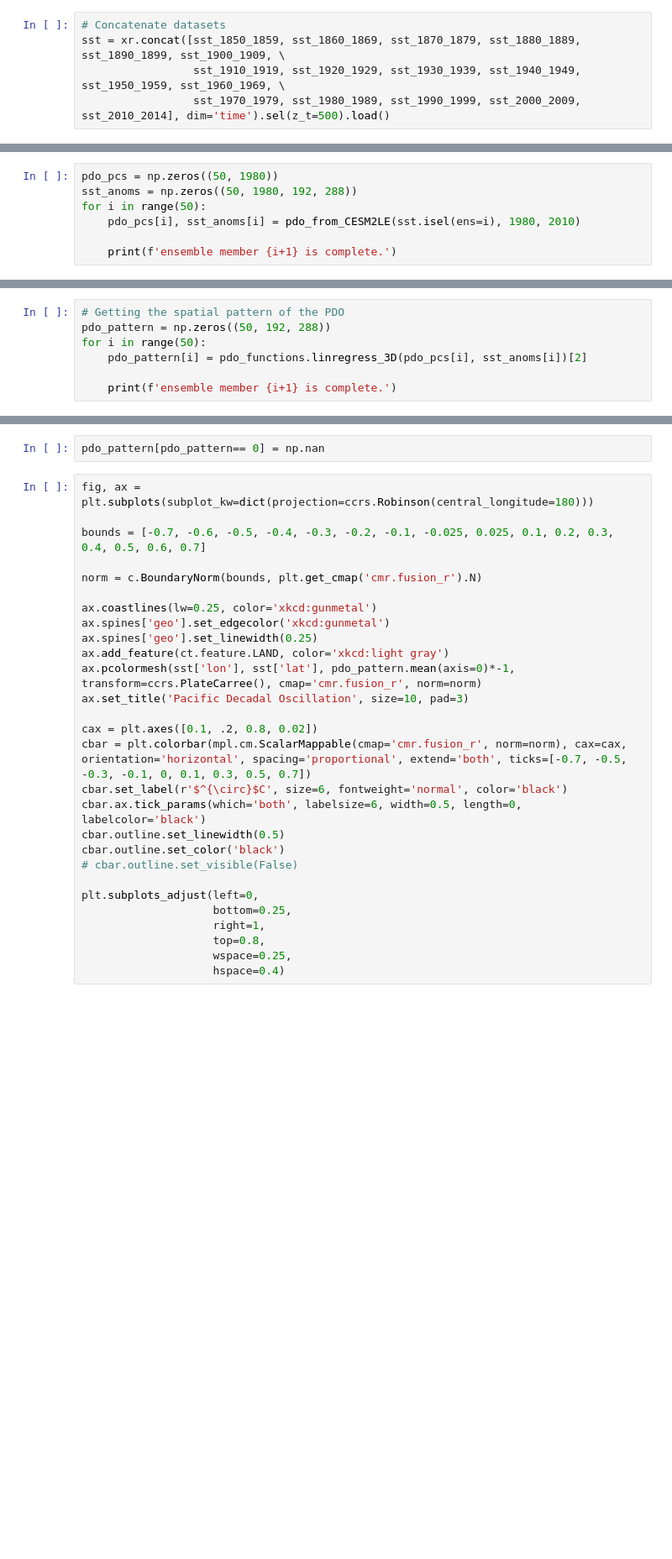
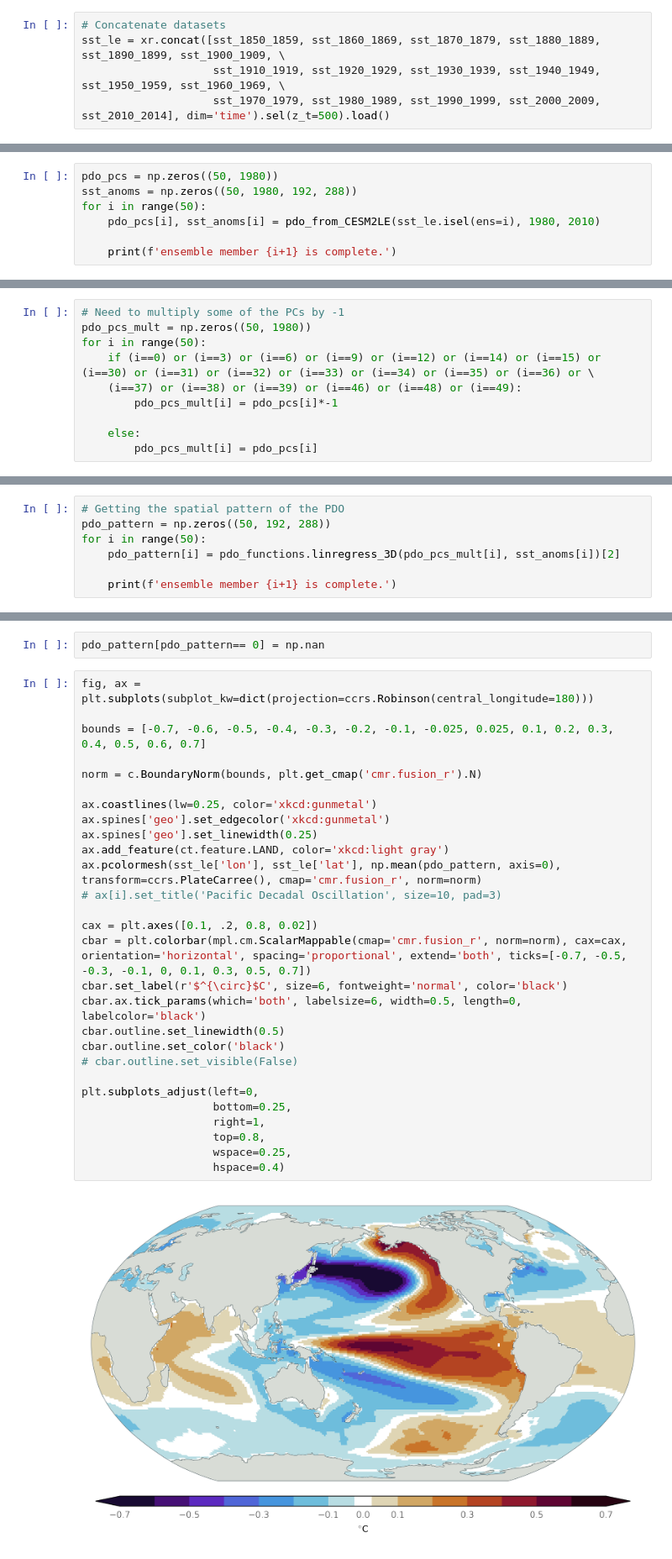
Before and after one commit to ivyglade/PDO_HCW, a Jupyter notebook: calc_pdo_cesm2le.ipynb, the cells around one changed output, grey strips where cells are left out. Shown: that part at 84% size. Drawn from its saved outputs; the diff is of its cells as text; blank space fills up the shorter version.

Commit message:
Updates to paper figures and analysis code

```diff
--- a/calc_pdo_cesm2le.ipynb
+++ b/calc_pdo_cesm2le.ipynb
@@ -49,5 +68,5 @@ sst_2010_2014 = xr.open_mfdataset('/hurrell-scratch2/ivyglade/pdo/CESM2LE/regrid
 # %%
 # Concatenate datasets
-sst = xr.concat([sst_1850_1859, sst_1860_1869, sst_1870_1879, sst_1880_1889, sst_1890_1899, sst_1900_1909, \
-                 sst_1910_1919, sst_1920_1929, sst_1930_1939, sst_1940_1949, sst_1950_1959, sst_1960_1969, \
-                 sst_1970_1979, sst_1980_1989, sst_1990_1999, sst_2000_2009, sst_2010_2014], dim='time').sel(z_t=500).load()
+sst_le = xr.concat([sst_1850_1859, sst_1860_1869, sst_1870_1879, sst_1880_1889, sst_1890_1899, sst_1900_1909, \
+                    sst_1910_1919, sst_1920_1929, sst_1930_1939, sst_1940_1949, sst_1950_1959, sst_1960_1969, \
+                    sst_1970_1979, sst_1980_1989, sst_1990_1999, sst_2000_2009, sst_2010_2014], dim='time').sel(z_t=500).load()
@@ -106,6 +119,6 @@ pdo_pcs, anoms = pdo_from_CESM2LE(sst[0], 1980, 2010)
 pdo_pcs = np.zeros((50, 1980))
 sst_anoms = np.zeros((50, 1980, 192, 288))
 for i in range(50):
-    pdo_pcs[i], sst_anoms[i] = pdo_from_CESM2LE(sst.isel(ens=i), 1980, 2010)
+    pdo_pcs[i], sst_anoms[i] = pdo_from_CESM2LE(sst_le.isel(ens=i), 1980, 2010)
 
     print(f'ensemble member {i+1} is complete.')
@@ -112,2 +143,12 @@ for i in range(50):
+# %%
+# Need to multiply some of the PCs by -1
+pdo_pcs_mult = np.zeros((50, 1980))
+for i in range(50):
+    if (i==0) or (i==3) or (i==6) or (i==9) or (i==12) or (i==14) or (i==15) or (i==30) or (i==31) or (i==32) or (i==33) or (i==34) or (i==35) or (i==36) or \
+    (i==37) or (i==38) or (i==39) or (i==46) or (i==48) or (i==49):
+        pdo_pcs_mult[i] = pdo_pcs[i]*-1
+
+    else:
+        pdo_pcs_mult[i] = pdo_pcs[i]
 # %%
 # Convert PDO index and SST anomaly datasets to XR
@@ -121,6 +162,6 @@ sst_anoms_xr.to_netcdf('/hurrell-scratch2/ivyglade/pdo/CESM2LE/cesm2_le_sst_anom
 # Getting the spatial pattern of the PDO
 pdo_pattern = np.zeros((50, 192, 288))
 for i in range(50):
-    pdo_pattern[i] = pdo_functions.linregress_3D(pdo_pcs[i], sst_anoms[i])[2]
+    pdo_pattern[i] = pdo_functions.linregress_3D(pdo_pcs_mult[i], sst_anoms[i])[2]
 
     print(f'ensemble member {i+1} is complete.')
@@ -129,28 +188,30 @@ pdo_pattern[pdo_pattern== 0] = np.nan
 # %%
 fig, ax = plt.subplots(subplot_kw=dict(projection=ccrs.Robinson(central_longitude=180)))
 
 bounds = [-0.7, -0.6, -0.5, -0.4, -0.3, -0.2, -0.1, -0.025, 0.025, 0.1, 0.2, 0.3, 0.4, 0.5, 0.6, 0.7]
 
 norm = c.BoundaryNorm(bounds, plt.get_cmap('cmr.fusion_r').N)
 
 ax.coastlines(lw=0.25, color='xkcd:gunmetal')
 ax.spines['geo'].set_edgecolor('xkcd:gunmetal')
 ax.spines['geo'].set_linewidth(0.25)
 ax.add_feature(ct.feature.LAND, color='xkcd:light gray')
-ax.pcolormesh(sst['lon'], sst['lat'], pdo_pattern.mean(axis=0)*-1, transform=ccrs.PlateCarree(), cmap='cmr.fusion_r', norm=norm)
-ax.set_title('Pacific Decadal Oscillation', size=10, pad=3)
+ax.pcolormesh(sst_le['lon'], sst_le['lat'], np.mean(pdo_pattern, axis=0), transform=ccrs.PlateCarree(), cmap='cmr.fusion_r', norm=norm)
+# ax[i].set_title('Pacific Decadal Oscillation', size=10, pad=3)
 
 cax = plt.axes([0.1, .2, 0.8, 0.02])
 cbar = plt.colorbar(mpl.cm.ScalarMappable(cmap='cmr.fusion_r', norm=norm), cax=cax, orientation='horizontal', spacing='proportional', extend='both', ticks=[-0.7, -0.5, -0.3, -0.1, 0, 0.1, 0.3, 0.5, 0.7])
 cbar.set_label(r'$^{\circ}$C', size=6, fontweight='normal', color='black')
 cbar.ax.tick_params(which='both', labelsize=6, width=0.5, length=0, labelcolor='black')
 cbar.outline.set_linewidth(0.5)
 cbar.outline.set_color('black')
 # cbar.outline.set_visible(False)
 
 plt.subplots_adjust(left=0,
                     bottom=0.25,
                     right=1,
                     top=0.8,
                     wspace=0.25,
                     hspace=0.4)
+# %% [output]
+[figure, added]
```
Also changed, not shown: parts of 9 cells of this notebook, 18 other files.
